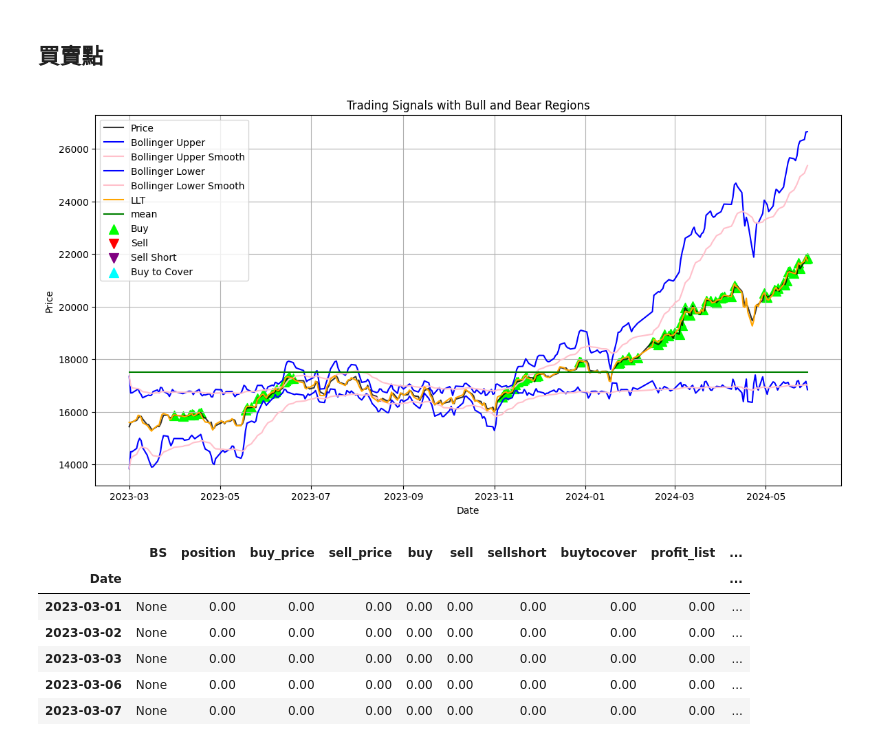
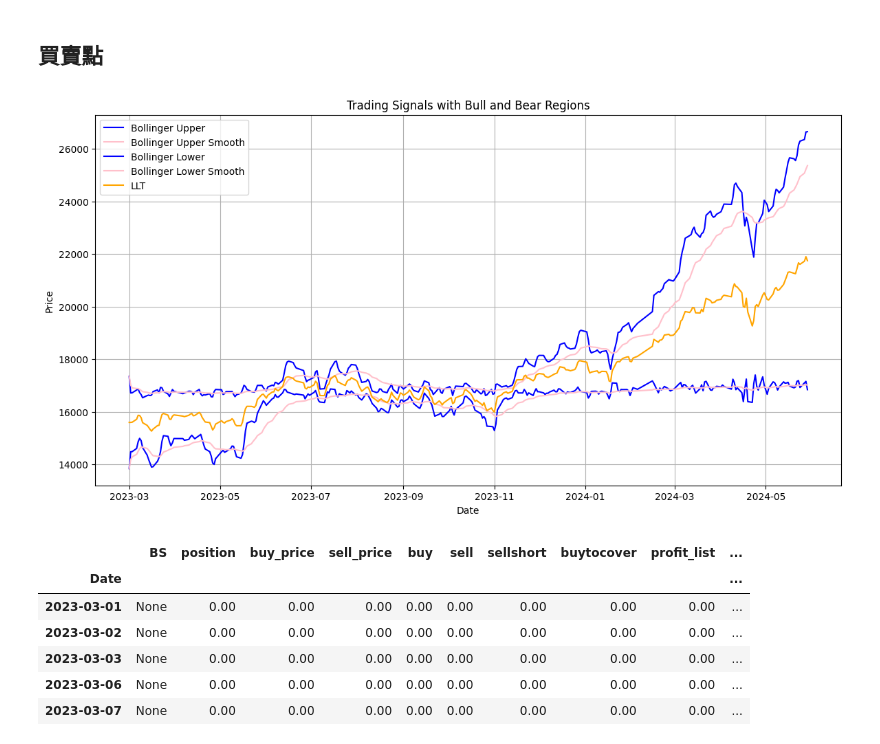
Before and after one commit to Xin95172/Quant_idea, a Jupyter notebook: llt.ipynb, the cells around one changed output. Cells and saved outputs as stored; diff of their text form; code cells hidden in the pictures.

```diff
--- a/llt.ipynb
+++ b/llt.ipynb
@@ -44,7 +44,7 @@ retrace_u_threshold = 0.05
 retrace_l_threshold = 0.05
 df['llt_slope'] = np.nan
 
-def llt(data, a):
+def get_llt(data, a):
     llt = np.zeros(len(data))
     llt[0] = data.iloc[0]
     llt[1] = (1 - a) * data.iloc[0] + a * data.iloc[1]
@@ -52,11 +52,11 @@ def llt(data, a):
         llt[n] = ((a - (a ** 2)/4) * data.iloc[n]) + (((a ** 2)/2) * data.iloc[n - 1]) - ((a - (3 * (a ** 2))/4) * data.iloc[n - 2]) + ((2 * (1 - a)) * llt[n - 1]) - (((1 - a) ** 2) * llt[n - 2])
     return llt
 
-df['llt'] = llt(data, a)
+df['llt'] = get_llt(data, a)
 
-for i in range(1, len(df)):
-    df.loc[i, 'llt_slope'] = df['llt'].iloc[i] - df['llt'].iloc[i - 1]
-
+for i in range(0, len(df)):
+    df['llt_slope'].iloc[i] = df['llt'].iloc[i] - df['llt'].iloc[i - 1]
+print(len(df))
 def bolinger_band(data, num_vol):
     model = arch_model(df['llt'].dropna(), vol = 'Garch', p = p, q = q)
     garch_fit = model.fit(disp = 'off')
@@ -346,16 +389,16 @@ plt.show()
 ## 買賣點
 # %%
 # 筛选买卖信号
-buy_points = ret_df[ret_df['buy'] > 0]
-sell_points = ret_df[ret_df['sell'] > 0]
-sellshort_points = ret_df[ret_df['sellshort'] > 0]
-buytocover_points = ret_df[ret_df['buytocover'] > 0]
+# buy_points = ret_df[ret_df['buy'] > 0]
+# sell_points = ret_df[ret_df['sell'] > 0]
+# sellshort_points = ret_df[ret_df['sellshort'] > 0]
+# buytocover_points = ret_df[ret_df['buytocover'] > 0]
 
 # 绘制价格图表
 plt.figure(figsize=(14, 7))
 
 # 绘制价格线
-plt.plot(df.index, df['open'], label='Price', color='black', alpha=0.8)
+# plt.plot(df.index, df['open'], label='Price', color='black', alpha=0.8)
 
 # 绘制布林带上轨线
 plt.plot(df.index, df['bolinger_upper'], label='Bollinger Upper', color='blue')
@@ -363,46 +406,46 @@ plt.plot(df.index, df['bolinger_upper_smooth'], label='Bollinger Upper Smooth',
 
 # 绘制布林带下轨线
 plt.plot(df.index, df['bolinger_lower'], label='Bollinger Lower', color='blue')
 plt.plot(df.index, df['bolinger_lower_smooth'], label='Bollinger Lower Smooth', color='pink')
 
 # 绘制LLT线
 plt.plot(df.index, df['llt'], label='LLT', color='orange')
 
 # 绘制中线
-plt.plot(df.index, df['mean'], label='mean', color='green')
+# plt.plot(df.index, df['mean'], label='mean', color='green')
 
-# 绘制买入点
-plt.scatter(buy_points.index, df['open'].loc[buy_points.index], color='lime', marker='^', label='Buy', s=100)
+# # 绘制买入点
+# plt.scatter(buy_points.index, df['open'].loc[buy_points.index], color='lime', marker='^', label='Buy', s=100)
 
-# 绘制卖出点
-plt.scatter(sell_points.index, df['open'].loc[sell_points.index], color='red', marker='v', label='Sell', s=100)
+# # 绘制卖出点
+# plt.scatter(sell_points.index, df['open'].loc[sell_points.index], color='red', marker='v', label='Sell', s=100)
 
-# 绘制卖空点
-plt.scatter(sellshort_points.index, df['open'].loc[sellshort_points.index], color='purple', marker='v', label='Sell Short', s=100)
+# # 绘制卖空点
+# plt.scatter(sellshort_points.index, df['open'].loc[sellshort_points.index], color='purple', marker='v', label='Sell Short', s=100)
 
-# 绘制买回点
-plt.scatter(buytocover_points.index, df['open'].loc[buytocover_points.index], color='cyan', marker='^', label='Buy to Cover', s=100)
+# # 绘制买回点
+# plt.scatter(buytocover_points.index, df['open'].loc[buytocover_points.index], color='cyan', marker='^', label='Buy to Cover', s=100)
 
-# 绘制 Bull 和 Bear 区域
-bull_region_label_shown = False
-bear_region_label_shown = False
+# # 绘制 Bull 和 Bear 区域
+# bull_region_label_shown = False
+# bear_region_label_shown = False
 # for i in range(1, len(df)):
 #     if df['Bull'].iloc[i]:
 #         plt.fill_between(df.index[i-1:i+1], df['open'].min(), df['open'].max(), color='lightgreen', alpha=0.5, label='Bull Region' if not bull_region_label_shown else "")
 #         bull_region_label_shown = True
 #     if df['Bear'].iloc[i]:
 #         plt.fill_between(df.index[i-1:i+1], df['open'].min(), df['open'].max(), color='lightcoral', alpha=0.5, label='Bear Region' if not bear_region_label_shown else "")
 #         bear_region_label_shown = True
 
 # 添加图例、标题和标签
 plt.legend()
 plt.title('Trading Signals with Bull and Bear Regions')
 plt.xlabel('Date')
 plt.ylabel('Price')
 plt.grid(True)
 plt.show()
 # %% [output]
-[figure, old version]
+[figure, new version]
 # %%
 ret_df[:50]
 # %% [output]
```
Also changed, not shown: parts of 3 cells of this notebook.
